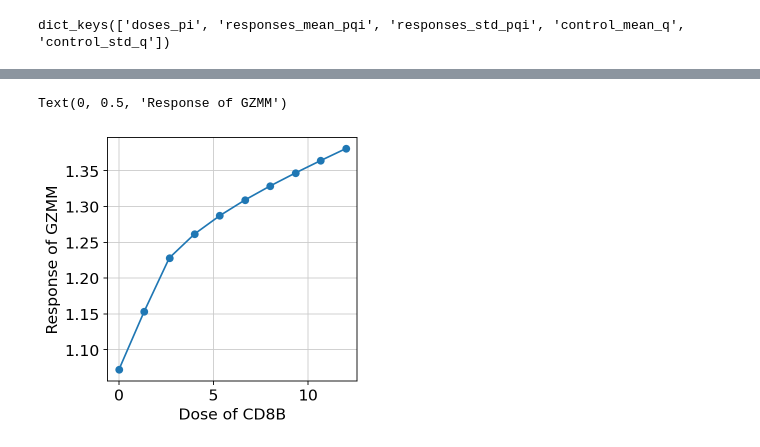
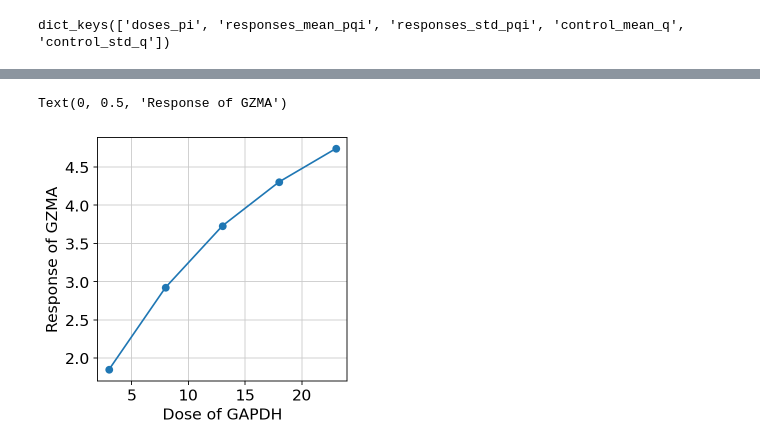
Before and after one commit to cellarium-ai/cellarium-ml, a Jupyter notebook: notebooks/cellariumgpt_inference/09_linear_response_by_cell_type_prompting.ipynb, the cells around one changed output, grey strips where cells are left out. Cells and saved outputs as stored; diff of their text form; code cells hidden in the pictures.

```diff
--- a/notebooks/cellariumgpt_inference/09_linear_response_by_cell_type_prompting.ipynb
+++ b/notebooks/cellariumgpt_inference/09_linear_response_by_cell_type_prompting.ipynb
@@ -44,8 +44,8 @@ total_mrna_umis = 10_000
 ### Gene expression dynamic range determination
 # %%
 query_chunk_size = 1_000
-upper_percentile = 0.95
-max_counts = 1000
+upper_percentile = 0.5
+max_counts = 2000
 upper_pad = 1
 
 gex_range_dict = ctx.predict_gene_expression_range_for_metadata(
@@ -55,8 +55,8 @@ gex_range_dict = ctx.predict_gene_expression_range_for_metadata(
     total_mrna_umis=total_mrna_umis,
     query_gene_ids=query_gene_ids,
     query_chunk_size=query_chunk_size,
-    upper_percentile=upper_percentile,
-    upper_pad=upper_pad,
+    total_prob_mass=upper_percentile,
+    symmetric_range_pad=upper_pad,
     max_counts=max_counts,
 )
 # %%
@@ -129,19 +137,25 @@ Text(0, 0.5, 'Probability')
 # %%
 gene_logits_qk = gex_range_dict['gene_logits_qk']
+gene_logits_mode_q = gex_range_dict['gene_logits_mode_q']
+gene_marginal_mean_q = gex_range_dict['gene_marginal_mean_q']
+gene_marginal_std_q = gex_range_dict['gene_marginal_std_q']
 gene_logits_mode_q = gex_range_dict['gene_logits_mode_q']
 range_q =  gex_range_dict['range_q']
 x_lo_q = gex_range_dict['x_lo_q']
 x_hi_q = gex_range_dict['x_hi_q']
 
 # let's pick genes to perturb (and query) that make sense for this cell type
-min_upper_range = 5
-expressed_mask_q = (x_hi_q >= min_upper_range).cpu().numpy()
+expr_threshold_tpm = 10.
+expr_threshold_mean = expr_threshold_tpm * total_mrna_umis / 1e6
+expressed_mask_q = (gene_marginal_mean_q >= expr_threshold_mean).cpu().numpy()
+
 filtered_query_gene_ids = query_gene_ids[expressed_mask_q]
 filtered_perturb_gene_ids = query_gene_ids[expressed_mask_q]
 filtered_query_gene_symbols = [ctx.gene_id_to_gene_symbol_map[gid] for gid in filtered_query_gene_ids]
 filtered_perturb_gene_symbols = [ctx.gene_id_to_gene_symbol_map[gid] for gid in filtered_perturb_gene_ids]
 filtered_x_lo_q = x_lo_q.cpu().numpy()[expressed_mask_q]
 filtered_x_hi_q = x_hi_q.cpu().numpy()[expressed_mask_q]
+
 print("Number of genes to perturb:", len(filtered_perturb_gene_ids))
 print("Number of genes to query:", len(filtered_query_gene_ids))
 # %% [output]
@@ -150,5 +164,5 @@ Number of genes to query: 898
 # %%
-n_points = 10
+n_points = 5
 query_chunk_size = 64
 
 dose_response_dict = ctx.generate_gene_dose_response_for_metadata(
@@ -167,3 +188,8 @@ dose_response_dict = ctx.generate_gene_dose_response_for_metadata(
+# %%
+import pickle
+
+with open('/home/mehrtash/data/cd8_dose_response_dict.pkl', 'rb') as f:
+    dose_response_dict = pickle.load(f)
 # %%
 dose_response_dict.keys()
 # %% [output]
@@ -192,12 +218,12 @@ for i, gene_id in enumerate(filtered_query_gene_ids):
 # %%
-p = filtered_perturb_gene_symbols.index('CD8B')
-q = filtered_query_gene_symbols.index('GZMM')
+p = filtered_perturb_gene_symbols.index('GAPDH')
+q = filtered_query_gene_symbols.index('GZMA')
 
 fig, ax = plt.subplots()
 
 ax.plot(dose_response_dict['doses_pi'][p, :], dose_response_dict['responses_mean_pqi'][p, q, :], marker='o')
 ax.set_xlabel(f"Dose of {filtered_perturb_gene_symbols[p]}")
 ax.set_ylabel(f"Response of {filtered_query_gene_symbols[q]}")
 # %% [output]
-Text(0, 0.5, 'Response of GZMM')
+Text(0, 0.5, 'Response of GZMA')
-[figure, old version]
+[figure, new version]
```
Also changed, not shown: parts of 28 cells of this notebook, 1 other file.
